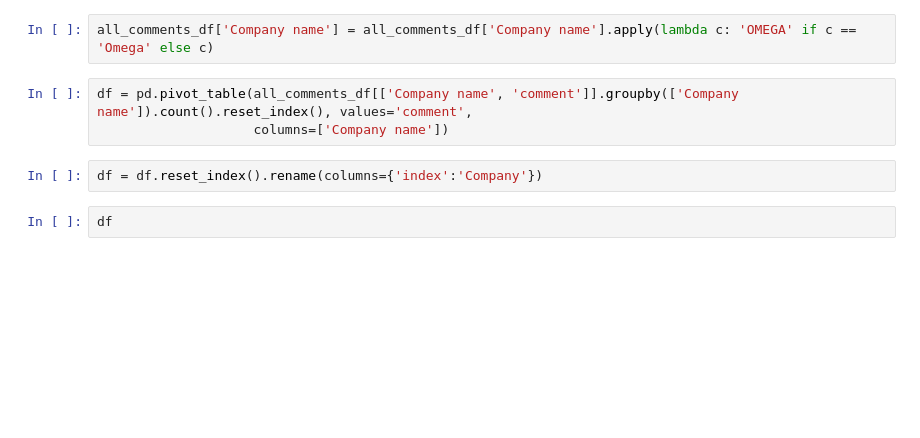
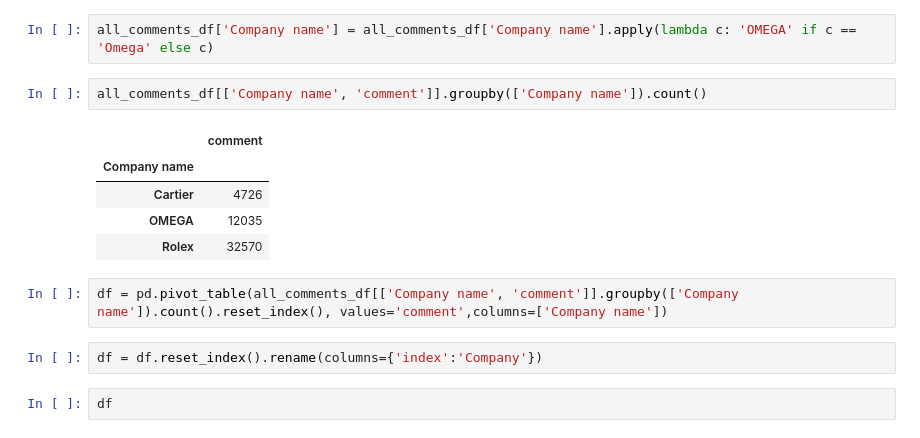
Before and after one commit to mouadhhamdi/web_scraping_instagram, a Jupyter notebook: insta_web_scraping.ipynb, the cells around one changed output. Drawn from its saved outputs; the diff is of its cells as text; blank space fills up the shorter version.

```diff
--- a/insta_web_scraping.ipynb
+++ b/insta_web_scraping.ipynb
@@ -22,9 +22,16 @@ all_comments_df.head(1)
 | 0 | 2020-04-18 21:52:23 | We poor people just have to watch... | Cartier | we poor people just have to watch... | we poor people just have to watch... | 11 | ... |
 # %%
 all_comments_df['Company name'] = all_comments_df['Company name'].apply(lambda c: 'OMEGA' if c == 'Omega' else c)
+# %%
+all_comments_df[['Company name', 'comment']].groupby(['Company name']).count()
+# %% [output]
+|  | comment |
+| Company name |  |
+| Cartier | 4726 |
+| OMEGA | 12035 |
+| Rolex | 32570 |
 # %%
-df = pd.pivot_table(all_comments_df[['Company name', 'comment']].groupby(['Company name']).count().reset_index(), values='comment',
-                    columns=['Company name'])
+df = pd.pivot_table(all_comments_df[['Company name', 'comment']].groupby(['Company name']).count().reset_index(), values='comment',columns=['Company name'])
 # %%
 df = df.reset_index().rename(columns={'index':'Company'})
 # %%
```
